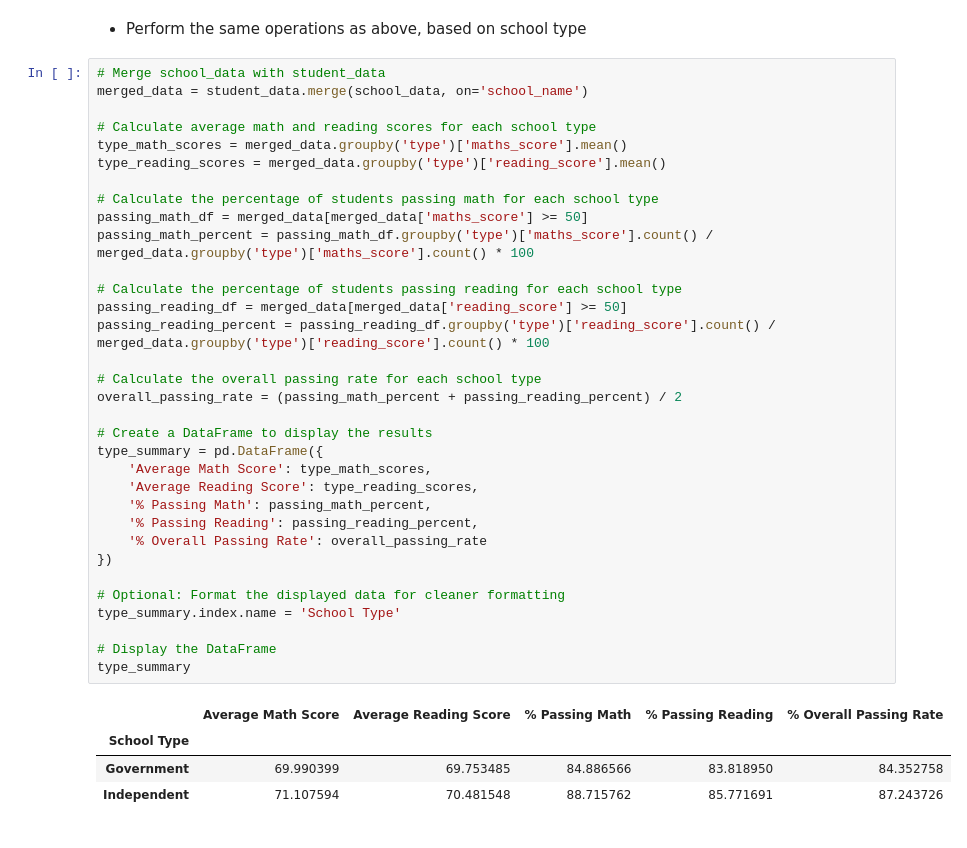
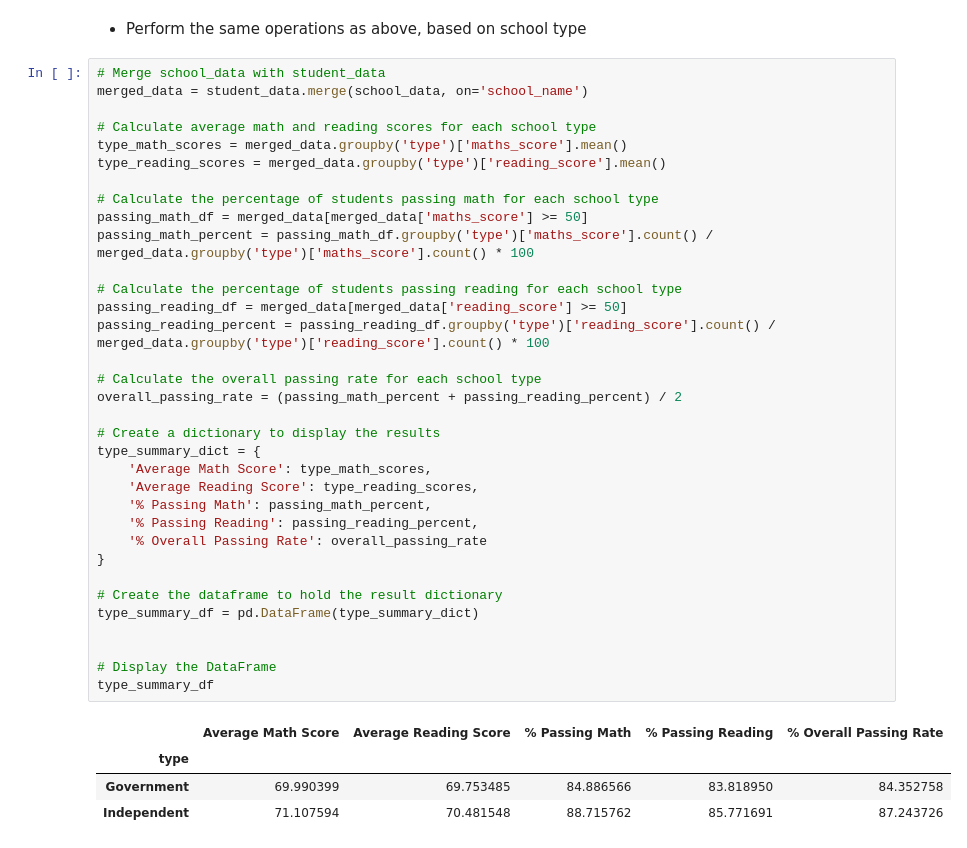
Before and after one commit to YaredHaile/pandas-challenge, a Jupyter notebook: PyCitySchools/PyCitySchools_starter.ipynb, the cells around one changed output. Drawn from its saved outputs; the diff is of its cells as text.

```diff
--- a/PyCitySchools/PyCitySchools_starter.ipynb
+++ b/PyCitySchools/PyCitySchools_starter.ipynb
@@ -419,38 +421,39 @@ size_summary
 # %%
 # Merge school_data with student_data
 merged_data = student_data.merge(school_data, on='school_name')
 
 # Calculate average math and reading scores for each school type
 type_math_scores = merged_data.groupby('type')['maths_score'].mean()
 type_reading_scores = merged_data.groupby('type')['reading_score'].mean()
 
 # Calculate the percentage of students passing math for each school type
 passing_math_df = merged_data[merged_data['maths_score'] >= 50]
 passing_math_percent = passing_math_df.groupby('type')['maths_score'].count() / merged_data.groupby('type')['maths_score'].count() * 100
 
 # Calculate the percentage of students passing reading for each school type
 passing_reading_df = merged_data[merged_data['reading_score'] >= 50]
 passing_reading_percent = passing_reading_df.groupby('type')['reading_score'].count() / merged_data.groupby('type')['reading_score'].count() * 100
 
 # Calculate the overall passing rate for each school type
 overall_passing_rate = (passing_math_percent + passing_reading_percent) / 2
 
-# Create a DataFrame to display the results
-type_summary = pd.DataFrame({
+# Create a dictionary to display the results
+type_summary_dict = {
     'Average Math Score': type_math_scores,
     'Average Reading Score': type_reading_scores,
     '% Passing Math': passing_math_percent,
     '% Passing Reading': passing_reading_percent,
     '% Overall Passing Rate': overall_passing_rate
-})
+}
 
-# Optional: Format the displayed data for cleaner formatting
-type_summary.index.name = 'School Type'
+# Create the dataframe to hold the result dictionary
+type_summary_df = pd.DataFrame(type_summary_dict)
+
 
 # Display the DataFrame
-type_summary
+type_summary_df
 # %% [output]
 |  | Average Math Score | Average Reading Score | % Passing Math | % Passing Reading | % Overall Passing Rate |
-| School Type |  |  |  |  |  |
+| type |  |  |  |  |  |
 | Government | 69.990399 | 69.753485 | 84.886566 | 83.818950 | 84.352758 |
 | Independent | 71.107594 | 70.481548 | 88.715762 | 85.771691 | 87.243726 |
```
Also changed, not shown: parts of 7 cells of this notebook.
